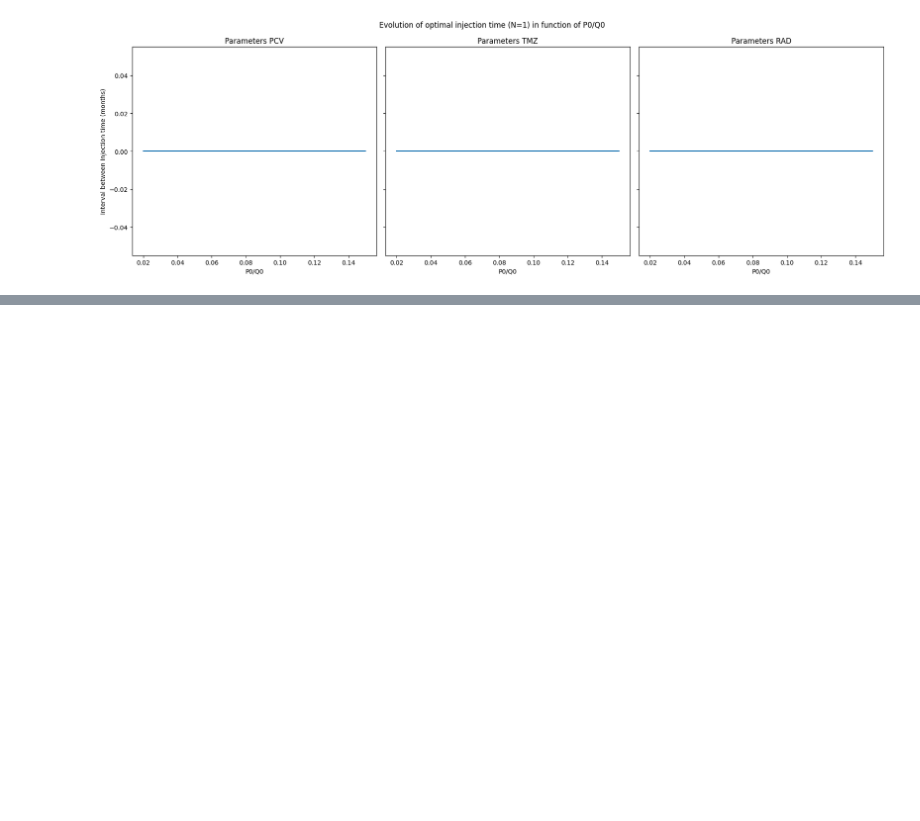
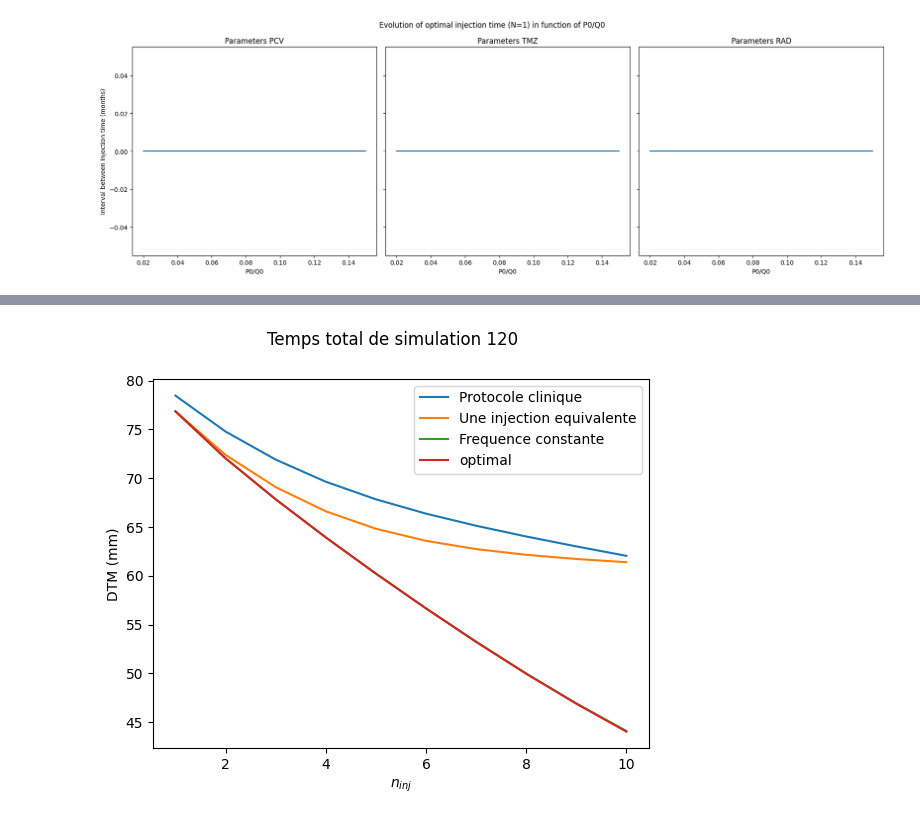
Before and after one commit to ambrejaeger/TP-M2, a Jupyter notebook: TP_parameters_exploration.ipynb, the cells around one changed output, grey strips where cells are left out. Cells and saved outputs as stored; diff of their text form; code cells hidden in the pictures; blank space fills up the shorter version.

```diff
--- a/TP_parameters_exploration.ipynb
+++ b/TP_parameters_exploration.ipynb
@@ -697,0 +725,79 @@ plt.show()
+# %%
+P0, Q0, Qp0 = 7.13, 41.2, 0.0
+t_stop = 120
+step = 0.2
+toxic = False
+Proto_s = []
+Single_s = []
+Const_s = []
+Optimal_s = []
+
+Const_ti = []
+Const_delt = []
+n_max = 10
+opti_times = np.empty((n_max,n_max,))
+opti_times.fill(np.nan)
+
+const_times = np.empty((n_max,n_max,))
+const_times.fill(np.nan)
+for n_inj in range(1, n_max+1):
+    C_tot = n_inj
+    args = C_tot, P0, Q0, Qp0, t_stop, parameters, step, toxic, n_inj
+
+    #source protocol
+    Temps_injections_proto = np.array([0] + [1.5]*(n_inj-1))
+    s_proto = func_to_optimise(Temps_injections_proto, args, deltas=True)/t_stop
+    Proto_s.append(s_proto)
+
+    #Single optimal injection
+    Temps_injections_unique, s_unique, message = find_optimal(1, C_tot, P0, Q0, Qp0, t_stop, Ns=100, toxic=toxic, const=False, step=0.02)
+    Single_s.append(s_unique)
+    if n_inj>1:
+        #constant delta
+        Temps_injections_const, s_const, message = find_optimal(n_inj, C_tot, P0, Q0, Qp0, t_stop, Ns=30, toxic=toxic, const=True,  step=0.02)
+        print(Temps_injections_const, message)
+        Const_ti.append(Temps_injections_const[0])
+        Const_delt.append(Temps_injections_const[1])
+
+        if n_inj>2:
+            #absolute_optimum
+            bounds = tuple([(0, t_stop)] + [(0, t_stop/n_inj)]*(n_inj-1))
+            Result = optimize.minimize(func_to_optimise, Temps_injections_const, args=(args,), method='L-BFGS-B', bounds=bounds, options={"ftol":1e-15})
+            Temps_injections_opt = Result.x
+            s_opt = func_to_optimise(Temps_injections_opt, args, deltas=True)/t_stop
+        else:
+            Temps_injections_opt = Temps_injections_const
+            s_opt = s_const
+    else:
+        Temps_injections_opt = Temps_injections_const = Temps_injections_unique
+        s_opt = s_const = s_unique
+    const_times[n_inj-1,:n_inj] = Temps_injections_const.cumsum()
+    opti_times[n_inj-1,:n_inj] = Temps_injections_opt.cumsum()
+    Const_s.append(s_const)
+    Optimal_s.append(s_opt)
+
+fig1, ax1 = plt.subplots()
+X = list(range(1, n_max+1))
+fig1.suptitle("Temps total de simulation "+ str(t_stop))
+for data, label in [(Proto_s, "Protocole clinique"), (Single_s, "Une injection equivalente"), (Const_s, "Frequence constante"), (Optimal_s, "optimal")]:
+    ax1.plot(X, data, label=label)
+ax1.set_xlabel("$n_{inj}$")
+ax1.set_ylabel("DTM (mm)")
+ax1.legend()
+
+fig2, ax2 = plt.subplots()
+ax2.plot(X[1:], Const_ti, label = "First injection")
+ax2.plot(X[1:], Const_delt, label = "Period")
+ax2.set_xlabel("$n_{inj}$")
+ax2.set_ylabel("time")
+ax2.legend()
+
+fig3, ax3 = plt.subplots()
+ax3.plot(X, opti_times, color="b", label="optimal")
+ax3.plot(X, const_times, color="r", label="constant")
+ax3.axhline(t_stop, color='black', linestyle='--')
+ax3.set_xlabel("$n_{inj}$")
+ax3.set_ylabel("time")
+
+plt.show()
+# %% [output]
@@ -697,0 +817 @@ plt.show()
+[figure, added]
```
Also changed, not shown: parts of 6 cells of this notebook, 2 other files.
